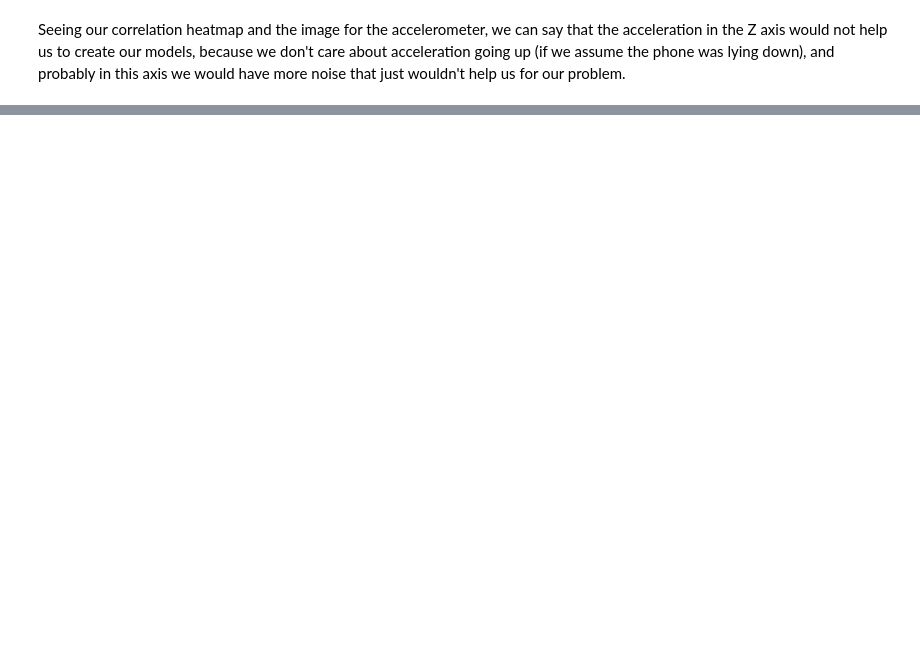
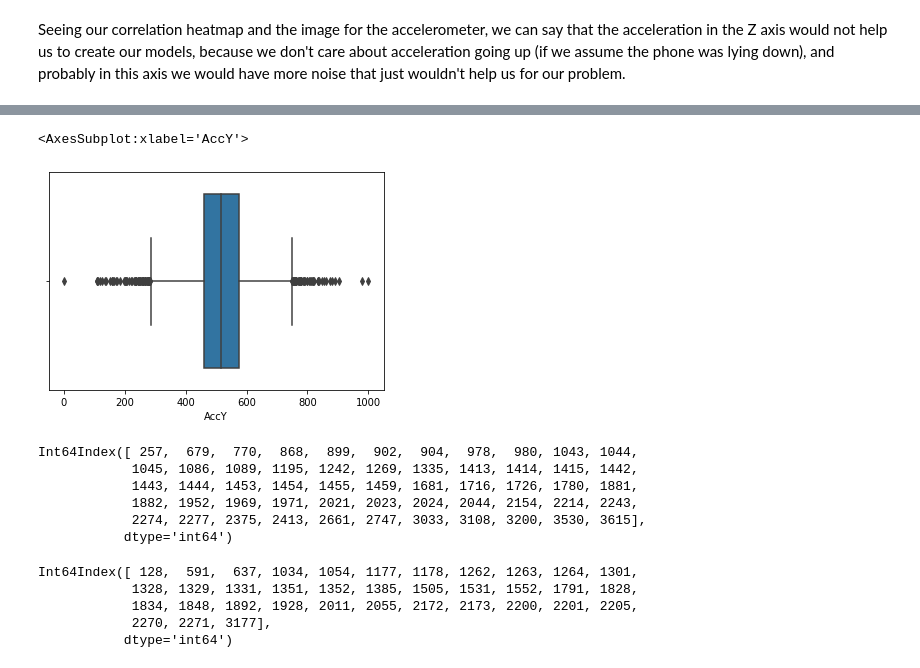
Before and after one commit to samueldiaz1004/driving_behavior_project, a Jupyter notebook: driving_behavior_clean_data.ipynb, the cells around one changed output, grey strips where cells are left out. Cells and saved outputs as stored; diff of their text form; code cells hidden in the pictures; blank space fills up the shorter version.

```diff
--- a/driving_behavior_clean_data.ipynb
+++ b/driving_behavior_clean_data.ipynb
@@ -93,0 +331,10 @@ Seeing our correlation heatmap and the image for the accelerometer, we can say t
+# %%
+Q1v = np.percentile(df_training.AccX, 25)
+Q3v = np.percentile(df_training.AccX, 75)
+IQRv = Q3v - Q1v
+
+Lsv = Q3v + 1.5 * IQRv
+Liv = Q1v - 1.5 * IQRv
+# %%
+Lsuperior = df_training[df_training.AccX > Lsv].index
+Lsuperior
@@ -93,0 +349,3 @@ Seeing our correlation heatmap and the image for the accelerometer, we can say t
+# %%
+Linferior = df_training[df_training.AccX < Liv].index
+Linferior
@@ -93,0 +359,3 @@ Seeing our correlation heatmap and the image for the accelerometer, we can say t
+# %%
+df_training.drop(Lsuperior, inplace=True)
+df_training.drop(Linferior, inplace=True)
@@ -93,0 +386,5 @@ Seeing our correlation heatmap and the image for the accelerometer, we can say t
+# %%
+sns.boxplot(x=df_training.AccY)
+# %% [output]
+<AxesSubplot:xlabel='AccY'>
+[figure, added]
@@ -93,0 +397,19 @@ Seeing our correlation heatmap and the image for the accelerometer, we can say t
+# %%
+Lsuperior = df_training[df_training.AccY > Lsv].index
+Lsuperior
+# %% [output]
+Int64Index([ 257,  679,  770,  868,  899,  902,  904,  978,  980, 1043, 1044,
+            1045, 1086, 1089, 1195, 1242, 1269, 1335, 1413, 1414, 1415, 1442,
+            1443, 1444, 1453, 1454, 1455, 1459, 1681, 1716, 1726, 1780, 1881,
+            1882, 1952, 1969, 1971, 2021, 2023, 2024, 2044, 2154, 2214, 2243,
+            2274, 2277, 2375, 2413, 2661, 2747, 3033, 3108, 3200, 3530, 3615],
+           dtype='int64')
+# %%
+Linferior = df_training[df_training.AccY < Liv].index
+Linferior
+# %% [output]
+Int64Index([ 128,  591,  637, 1034, 1054, 1177, 1178, 1262, 1263, 1264, 1301,
+            1328, 1329, 1331, 1351, 1352, 1385, 1505, 1531, 1552, 1791, 1828,
+            1834, 1848, 1892, 1928, 2011, 2055, 2172, 2173, 2200, 2201, 2205,
+            2270, 2271, 3177],
+           dtype='int64')
```
Also changed, not shown: parts of 29 cells of this notebook, 4 other files.
